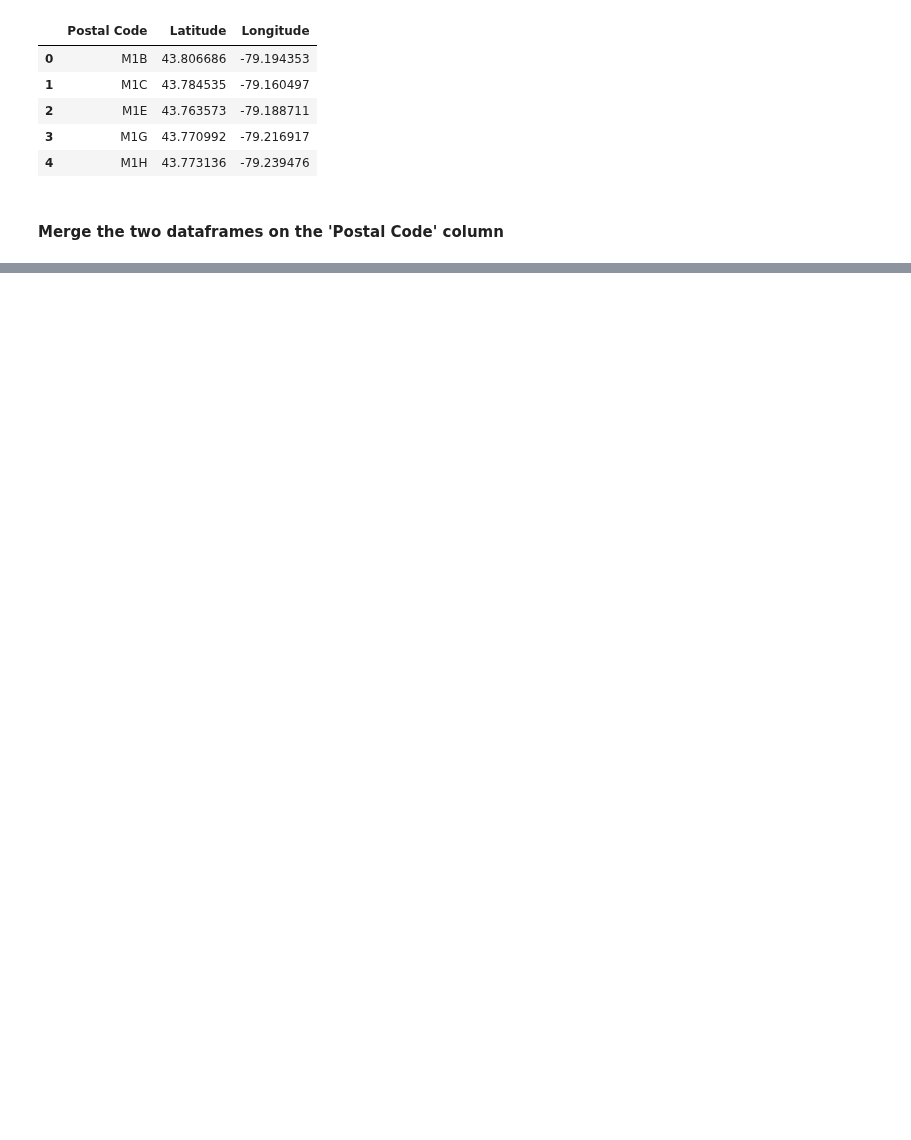
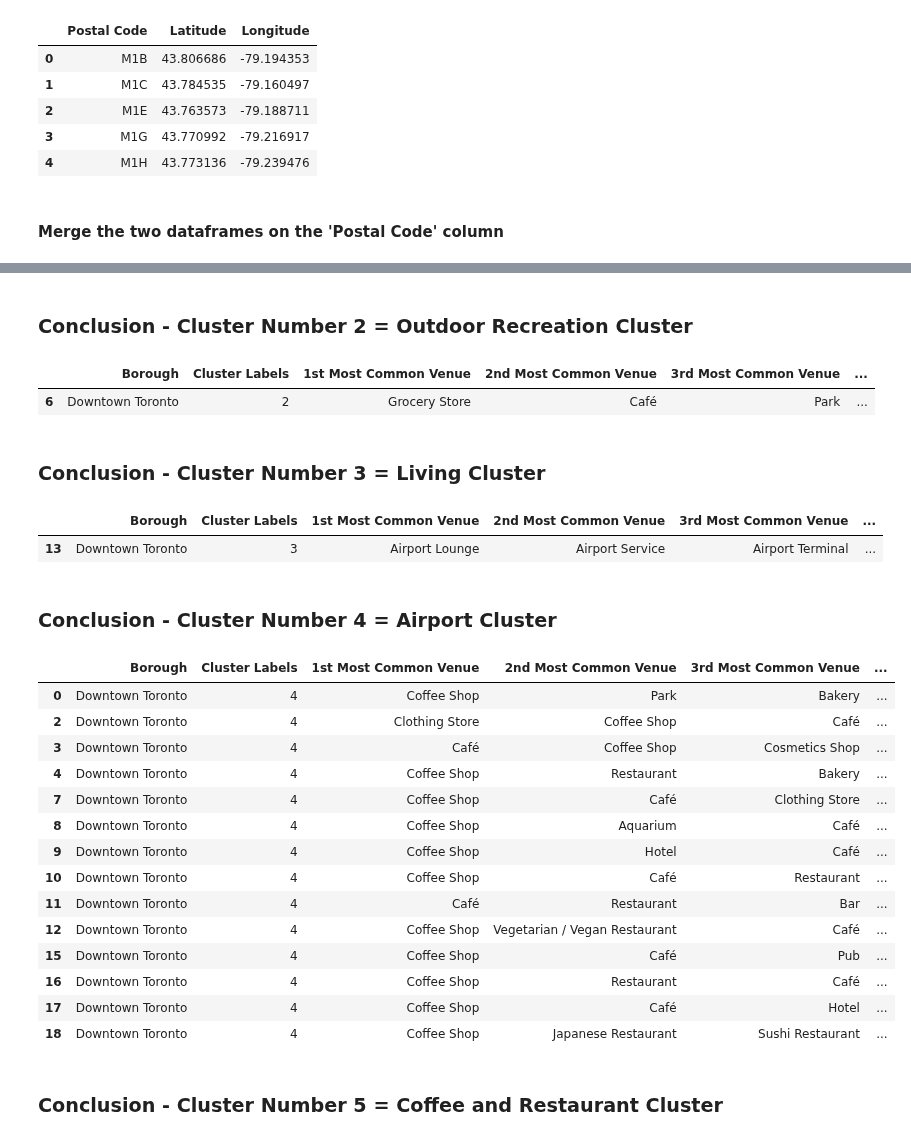
Before and after one commit to turtlek/CourseraCapstone, a Jupyter notebook: Clustering_Toronto.ipynb, the cells around one changed output, grey strips where cells are left out. Drawn from its saved outputs; the diff is of its cells as text; code cells hidden in the pictures; blank space fills up the shorter version.

```diff
--- a/Clustering_Toronto.ipynb
+++ b/Clustering_Toronto.ipynb
@@ -153,0 +439,12 @@ toronto.head(5)
+# %%
+num_top_venues = 5
+
+for hood in toronto_grouped['Neighborhood']:
+    print("----"+hood+"----")
+    temp = toronto_grouped[toronto_grouped['Neighborhood'] == hood].T.reset_index()
+    temp.columns = ['venue','freq']
+    temp = temp.iloc[1:]
+    temp['freq'] = temp['freq'].astype(float)
+    temp = temp.round({'freq': 2})
+    print(temp.sort_values('freq', ascending=False).reset_index(drop=True).head(num_top_venues))
+    print('\n')
@@ -153,0 +471,7 @@ toronto.head(5)
+# %%
+# sort venues in descending order
+def return_most_common_venues(row, num_top_venues):
+    row_categories = row.iloc[1:]
+    row_categories_sorted = row_categories.sort_values(ascending=False)
+
+    return row_categories_sorted.index.values[0:num_top_venues]
@@ -153,0 +509,11 @@ toronto.head(5)
+# %%
+# set number of clusters
+kclusters = 5
+
+toronto_grouped_clustering = toronto_grouped.drop('Neighborhood', 1)
+
+# run k-means clustering
+kmeans = KMeans(n_clusters=kclusters, random_state=0).fit(toronto_grouped_clustering)
+
+# check cluster labels generated for each row in the dataframe
+kmeans.labels_[0:10]
@@ -153,0 +522,10 @@ toronto.head(5)
+# %%
+# add clustering labels
+neighborhoods_venues_sorted.insert(0, 'Cluster Labels', kmeans.labels_)
+
+toronto_merged = toronto_data
+
+# merge toronto_grouped with toronto_data to add latitude/longitude for each neighborhood
+toronto_merged = toronto_merged.join(neighborhoods_venues_sorted.set_index('Neighborhood'), on='Neighborhood')
+
+toronto_merged.head() # check the last columns!
@@ -153,0 +583,39 @@ toronto.head(5)
+# %% [markdown]
+### Conclusion -  Cluster Number 2 = Outdoor Recreation Cluster
+# %%
+#What are the most common venues Cluster#3?
+toronto_merged.loc[toronto_merged['Cluster Labels'] == 2, toronto_merged.columns[[1] + list(range(5, toronto_merged.shape[1]))]]
+# %% [output]
+|  | Borough | Cluster Labels | 1st Most Common Venue | 2nd Most Common Venue | 3rd Most Common Venue | ... |
+| 6 | Downtown Toronto | 2 | Grocery Store | Café | Park | ... |
+# %% [markdown]
+### Conclusion -  Cluster Number 3 = Living Cluster
+# %%
+#What are the most common venues Cluster#4?
+toronto_merged.loc[toronto_merged['Cluster Labels'] == 3, toronto_merged.columns[[1] + list(range(5, toronto_merged.shape[1]))]]
+# %% [output]
+|  | Borough | Cluster Labels | 1st Most Common Venue | 2nd Most Common Venue | 3rd Most Common Venue | ... |
+| 13 | Downtown Toronto | 3 | Airport Lounge | Airport Service | Airport Terminal | ... |
+# %% [markdown]
+### Conclusion -  Cluster Number 4 = Airport Cluster
+# %%
+#What are the most common venues Cluster#5?
+toronto_merged.loc[toronto_merged['Cluster Labels'] == 4, toronto_merged.columns[[1] + list(range(5, toronto_merged.shape[1]))]]
+# %% [output]
+|  | Borough | Cluster Labels | 1st Most Common Venue | 2nd Most Common Venue | 3rd Most Common Venue | ... |
+| 0 | Downtown Toronto | 4 | Coffee Shop | Park | Bakery | ... |
+| 2 | Downtown Toronto | 4 | Clothing Store | Coffee Shop | Café | ... |
+| 3 | Downtown Toronto | 4 | Café | Coffee Shop | Cosmetics Shop | ... |
+| 4 | Downtown Toronto | 4 | Coffee Shop | Restaurant | Bakery | ... |
+| 7 | Downtown Toronto | 4 | Coffee Shop | Café | Clothing Store | ... |
+| 8 | Downtown Toronto | 4 | Coffee Shop | Aquarium | Café | ... |
+| 9 | Downtown Toronto | 4 | Coffee Shop | Hotel | Café | ... |
+| 10 | Downtown Toronto | 4 | Coffee Shop | Café | Restaurant | ... |
+| 11 | Downtown Toronto | 4 | Café | Restaurant | Bar | ... |
+| 12 | Downtown Toronto | 4 | Coffee Shop | Vegetarian / Vegan Restaurant | Café | ... |
+| 15 | Downtown Toronto | 4 | Coffee Shop | Café | Pub | ... |
+| 16 | Downtown Toronto | 4 | Coffee Shop | Restaurant | Café | ... |
+| 17 | Downtown Toronto | 4 | Coffee Shop | Café | Hotel | ... |
+| 18 | Downtown Toronto | 4 | Coffee Shop | Japanese Restaurant | Sushi Restaurant | ... |
+# %% [markdown]
+### Conclusion -  Cluster Number 5 = Coffee and Restaurant Cluster
```
Also changed, not shown: parts of 48 cells of this notebook.
